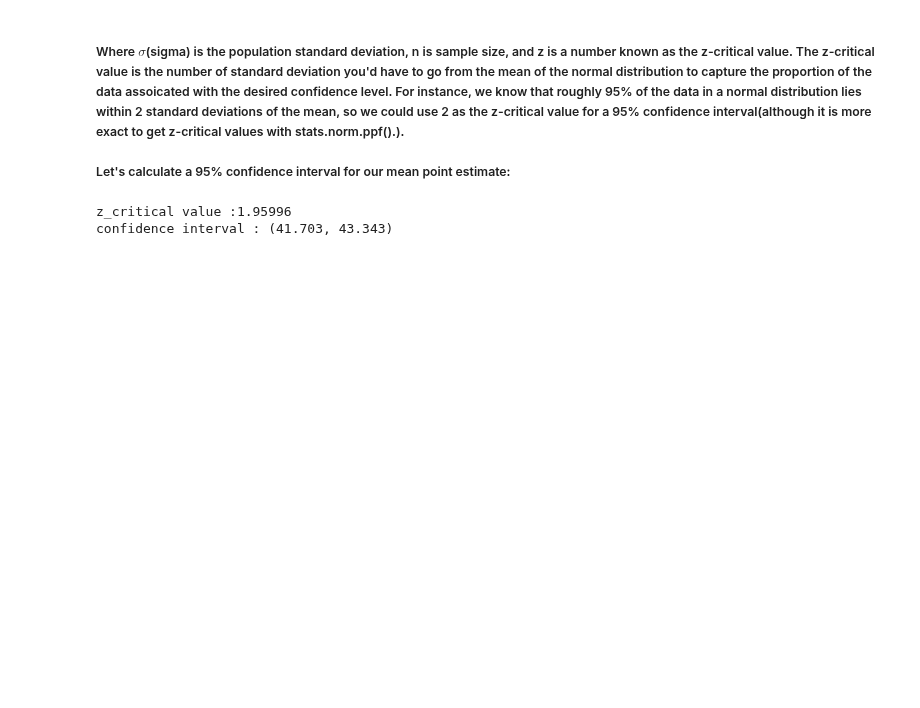
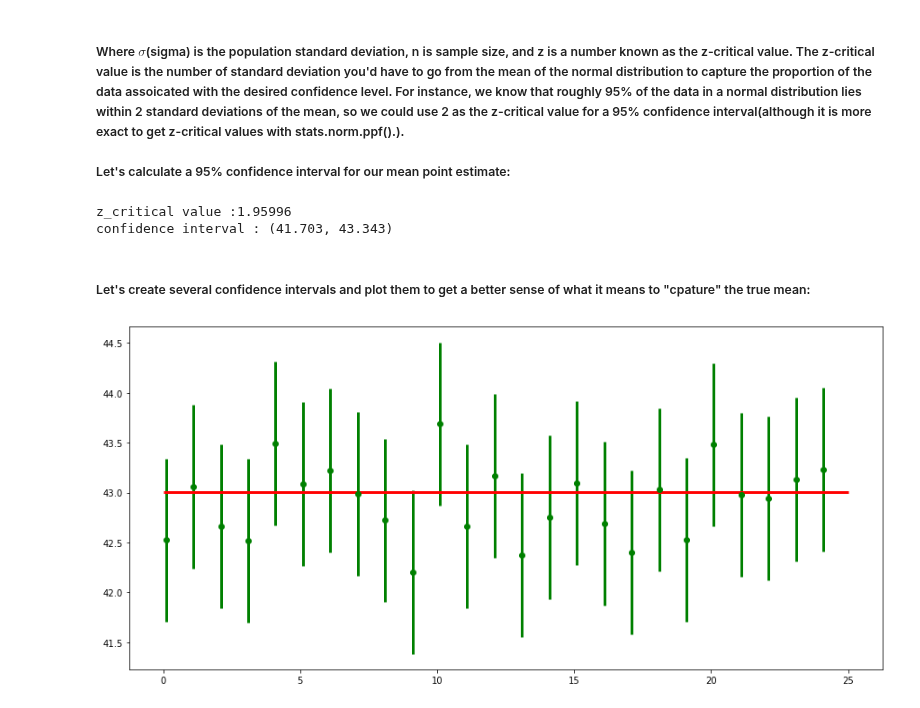
Before and after one commit to rubinkim/machine_learning_07_2022, a Jupyter notebook: 10_statistics/07_central_limit_theorem.ipynb, the cells around one changed output. Saved outputs shown, nothing was run; the diff lists cells and outputs as text; code cells hidden in the pictures; blank space fills up the shorter version.

Commit message:
Plotting Confidence Intervals

```diff
--- a/10_statistics/07_central_limit_theorem.ipynb
+++ b/10_statistics/07_central_limit_theorem.ipynb
@@ -113,3 +113,31 @@ print(f"confidence interval : {confidence_interval}")
 # %% [output]
 z_critical value :1.95996
 confidence interval : (41.703, 43.343)
+# %% [markdown]
+##### Let's create several confidence intervals and plot them to get a better sense of what it means to "cpature" the true mean:
+# %%
+np.random.seed(10)
+
+sample_size = 1000
+
+intervals = []
+sample_means = []
+
+for sample in range(25):
+    sample = np.random.choice(a=population_ages, size=sample_size)
+    sample_mean = sample.mean()
+    sample_means.append(sample_mean)
+
+    z_critical = stats.norm.ppf(q=0.975)
+    pop_stdev = population_ages.std()
+    margin_of_error = z_critical * pop_stdev / math.sqrt(sample_size)
+
+    confidence_interval = (sample_mean - margin_of_error, sample_mean + margin_of_error)
+    intervals.append(confidence_interval)
+# %%
+plt.figure(figsize=(15, 7))
+plt.errorbar(x=np.arange(0.1, 25, 1), y=sample_means, yerr=[(top-bot)/2 for top,bot in intervals], fmt='o', color='green', linewidth=3)
+plt.hlines(xmin=0, xmax=25, y=round(population_ages.mean(), 4), linewidth=3.0, color='red')
+plt.show()
+# %% [output]
+[figure, added]
```
